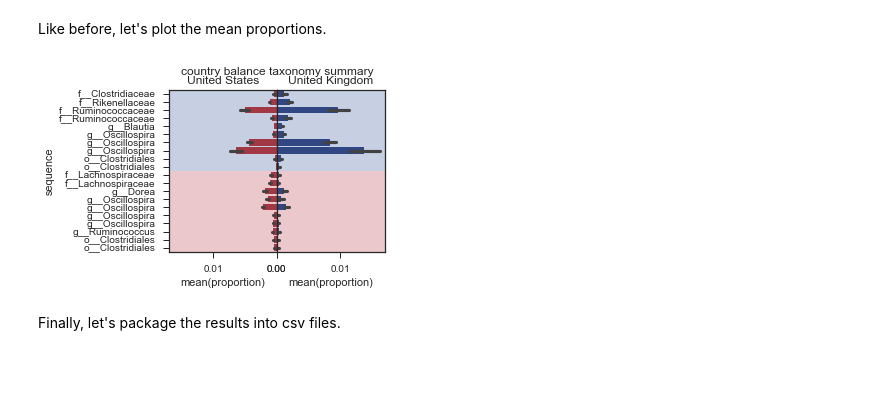
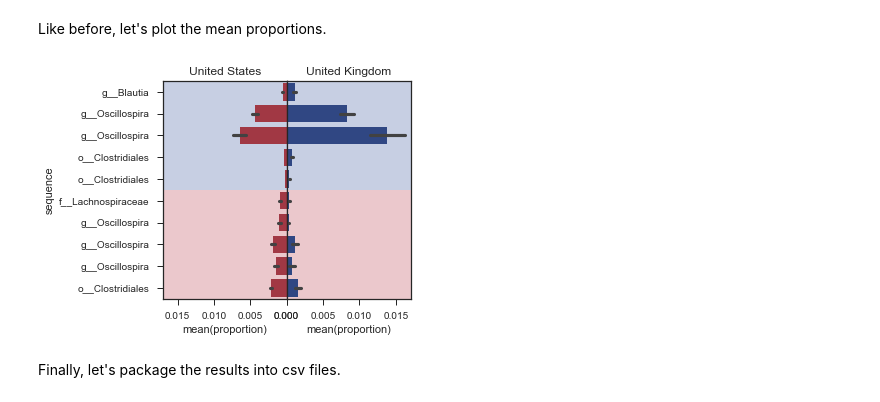
Before and after one commit to knightlab-analyses/american-gut-analyses, a Jupyter notebook: ipynb/core-balance-classifier.ipynb, the cells around one changed output. Drawn from its saved outputs; the diff is of its cells as text; code cells hidden in the pictures; blank space fills up the shorter version.

```diff
--- a/ipynb/core-balance-classifier.ipynb
+++ b/ipynb/core-balance-classifier.ipynb
@@ -472,8 +473,8 @@ ptable = table.apply(lambda x: (x+1) / (x+1).sum(), axis=1) + 1e-6
 
 # extract numerator and denominator proportions separately
 # we'll only focus on top 5 hits
-num_filtered = country_spectrum.sort_values(by='PLS1').tail(10).index
-denom_filtered = country_spectrum.sort_values(by='PLS1').head(10).index
+num_filtered = country_spectrum.sort_values(by='PLS1').tail(5).index
+denom_filtered = country_spectrum.sort_values(by='PLS1').head(5).index
 
 num_props = ptable[num_filtered]
 denom_props = ptable[denom_filtered]
@@ -501,7 +502,7 @@ Like before, let's plot the mean proportions.
 import matplotlib as mpl
 mpl.rcParams['pdf.fonttype'] = 42
 sns.set_style('ticks')
-fig, ax = plt.subplots(1, 2, figsize=(5, 3))
+fig, ax = plt.subplots(1, 2, figsize=(5, 4))
 ax1, ax2 = ax
 
 num_taxa = taxa.loc[num_collapsed.columns, 'species']
@@ -525,37 +526,37 @@ sns.barplot(x='proportion',
             order=list(num_taxa.index) + list(denom_taxa.index),
             ax=ax2)
 
 ax1.set(yticklabels=sorted(num_taxa) + sorted(denom_taxa), title='United States')
 ax2.set(yticklabels=[], ylabel='', yticks=[], title='United Kingdom')
 
 max_xlim = max(ax1.get_xlim()[1], ax2.get_xlim()[1])
 min_xlim = max(ax1.get_xlim()[0], ax2.get_xlim()[0])
 
 max_ylim, min_ylim = ax1.get_ylim()
 
 xlim = ([min_xlim, max_xlim])
 ax1.set_xlim(max_xlim, min_xlim)
 ax2.set_xlim(min_xlim, max_xlim)
 ax1.set_position([0.2, 0.125, 0.3, 0.75])
 ax2.set_position([0.5, 0.125, 0.3, 0.75])
 
 
 num_h = num_collapsed.shape[1]
 denom_h = denom_collapsed.shape[1]
 
 space = (max_ylim - min_ylim) / (num_h + denom_h)
 ymid = (max_ylim - min_ylim) * num_h /  (num_h + denom_h) - 0.5*space
 
 ax1.axhspan(min_ylim, ymid, facecolor=num_color, zorder=0, alpha=0.25)
 ax1.axhspan(ymid, max_ylim, facecolor=denom_color, zorder=0, alpha=0.25)
 
 ax2.axhspan(min_ylim, ymid, facecolor=num_color, zorder=0, alpha=0.25)
 ax2.axhspan(ymid, max_ylim, facecolor=denom_color, zorder=0, alpha=0.25)
-
-plt.suptitle('country balance taxonomy summary')
-plt.savefig('country_taxonomy_proportions.pdf')
+plt.tight_layout()
+plt.subplots_adjust(wspace=0, hspace=0)
+plt.savefig('country_taxonomy_proportions.svg', bbox_inches = 'tight')
 # %% [output]
-[figure, old version]
+[figure, new version]
 # %% [markdown]
 Finally, let's package the results into csv files.
 # %%
```
Also changed, not shown: parts of 5 cells of this notebook, 1 other file.
